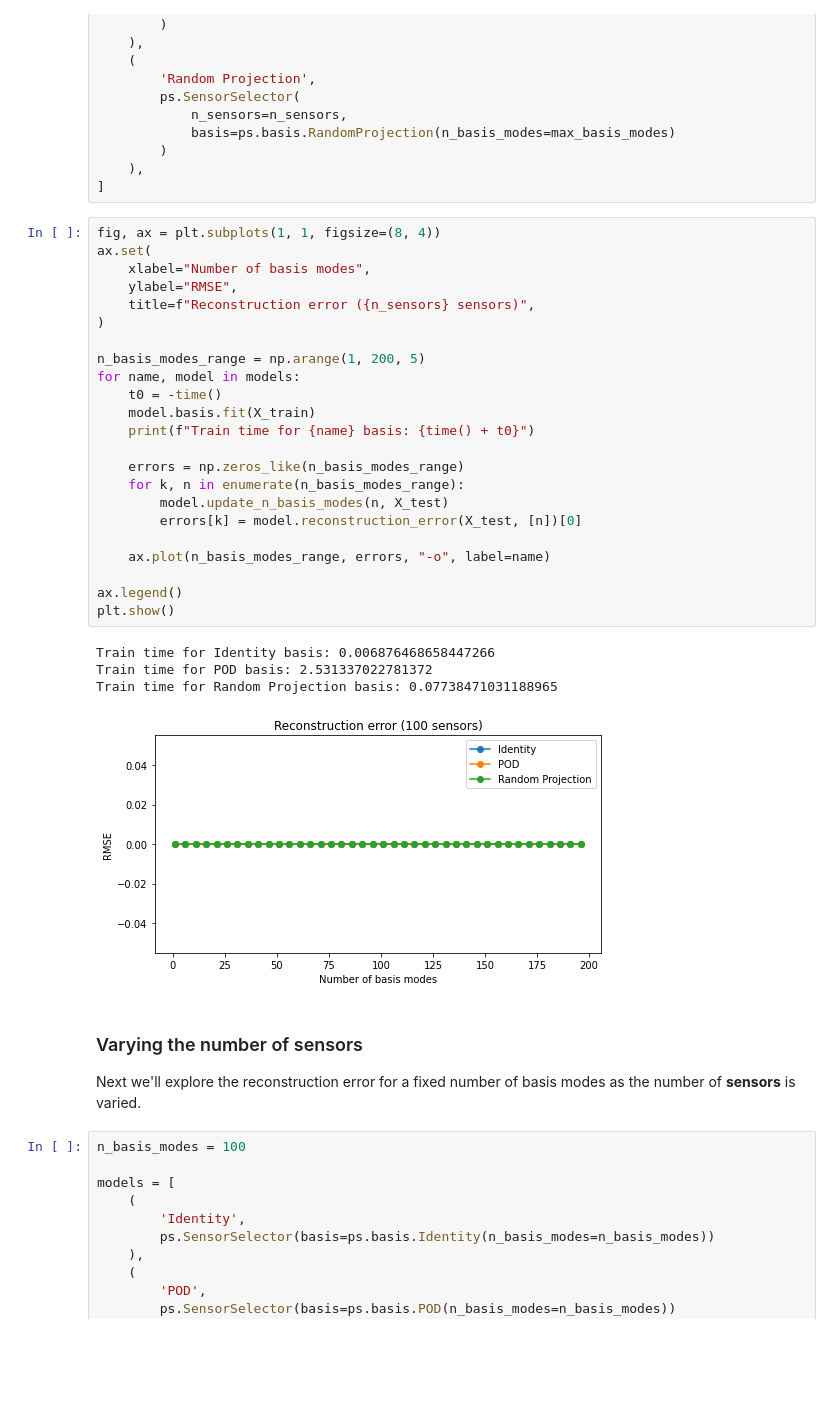
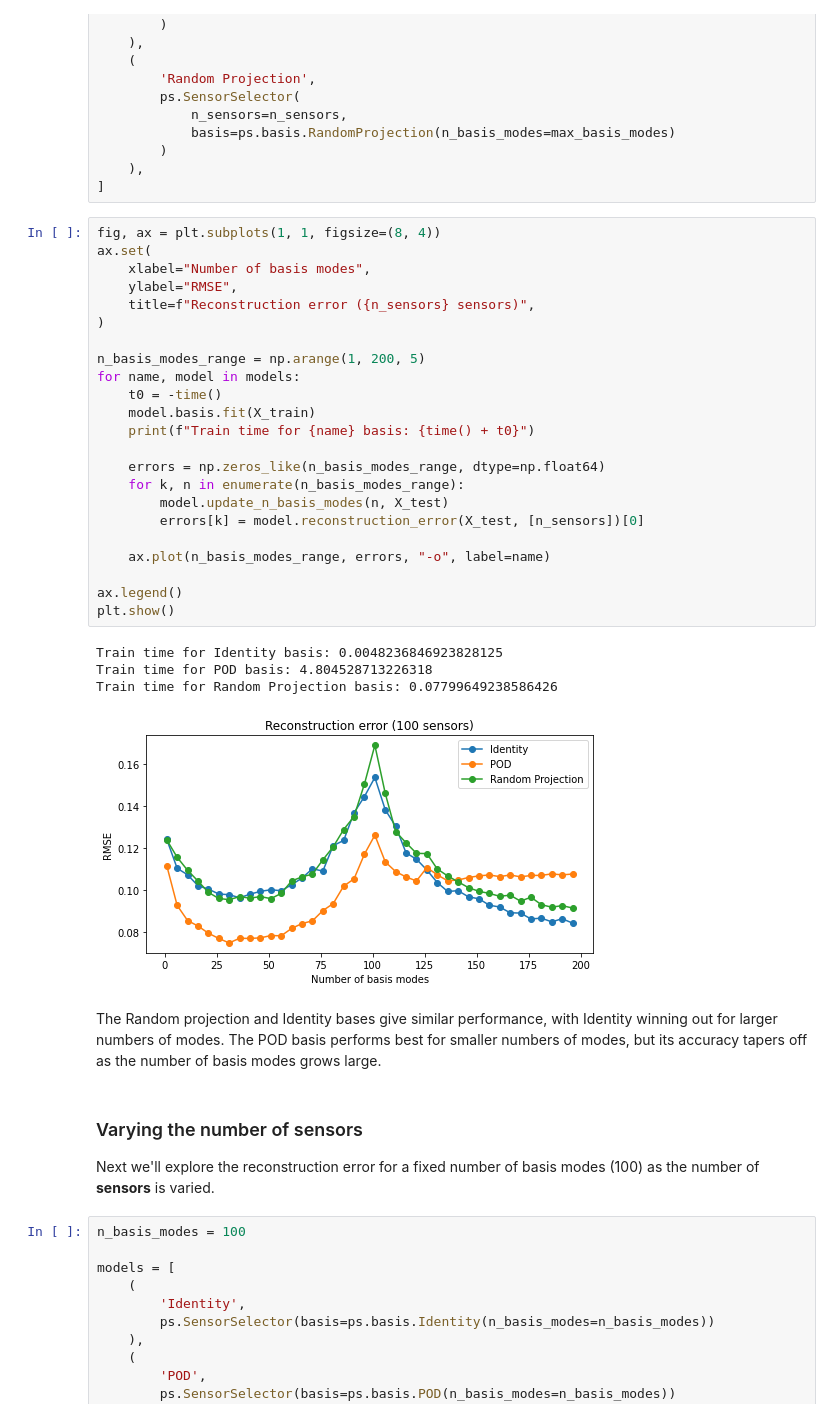
Before and after one commit to dynamicslab/pysensors, a Jupyter notebook: examples/basis_comparison.ipynb, the cells around one changed output. Drawn from its saved outputs; the diff is of its cells as text; blank space fills up the shorter version.

Commit message:
Example using change_n_basis_modes

```diff
--- a/examples/basis_comparison.ipynb
+++ b/examples/basis_comparison.ipynb
@@ -93,34 +93,36 @@ models = [
 # %%
 fig, ax = plt.subplots(1, 1, figsize=(8, 4))
 ax.set(
     xlabel="Number of basis modes",
     ylabel="RMSE",
     title=f"Reconstruction error ({n_sensors} sensors)",
 )
 
 n_basis_modes_range = np.arange(1, 200, 5)
 for name, model in models:
     t0 = -time()
     model.basis.fit(X_train)
     print(f"Train time for {name} basis: {time() + t0}")
 
-    errors = np.zeros_like(n_basis_modes_range)
+    errors = np.zeros_like(n_basis_modes_range, dtype=np.float64)
     for k, n in enumerate(n_basis_modes_range):
         model.update_n_basis_modes(n, X_test)
-        errors[k] = model.reconstruction_error(X_test, [n])[0]
+        errors[k] = model.reconstruction_error(X_test, [n_sensors])[0]
 
     ax.plot(n_basis_modes_range, errors, "-o", label=name)
 
 ax.legend()
 plt.show()
 # %% [output]
-Train time for Identity basis: 0.006876468658447266
-Train time for POD basis: 2.531337022781372
-Train time for Random Projection basis: 0.07738471031188965
+Train time for Identity basis: 0.0048236846923828125
+Train time for POD basis: 4.804528713226318
+Train time for Random Projection basis: 0.07799649238586426
-[figure, old version]
+[figure, new version]
+# %% [markdown]
+The Random projection and Identity bases give similar performance, with Identity winning out for larger numbers of modes. The POD basis performs best for smaller numbers of modes, but its accuracy tapers off as the number of basis modes grows large.
 # %% [markdown]
 ### Varying the number of sensors
-Next we'll explore the reconstruction error for a fixed number of basis modes as the number of **sensors** is varied.
+Next we'll explore the reconstruction error for a fixed number of basis modes (100) as the number of **sensors** is varied.
 # %%
 n_basis_modes = 100
 
```
Also changed, not shown: parts of 5 cells of this notebook.
